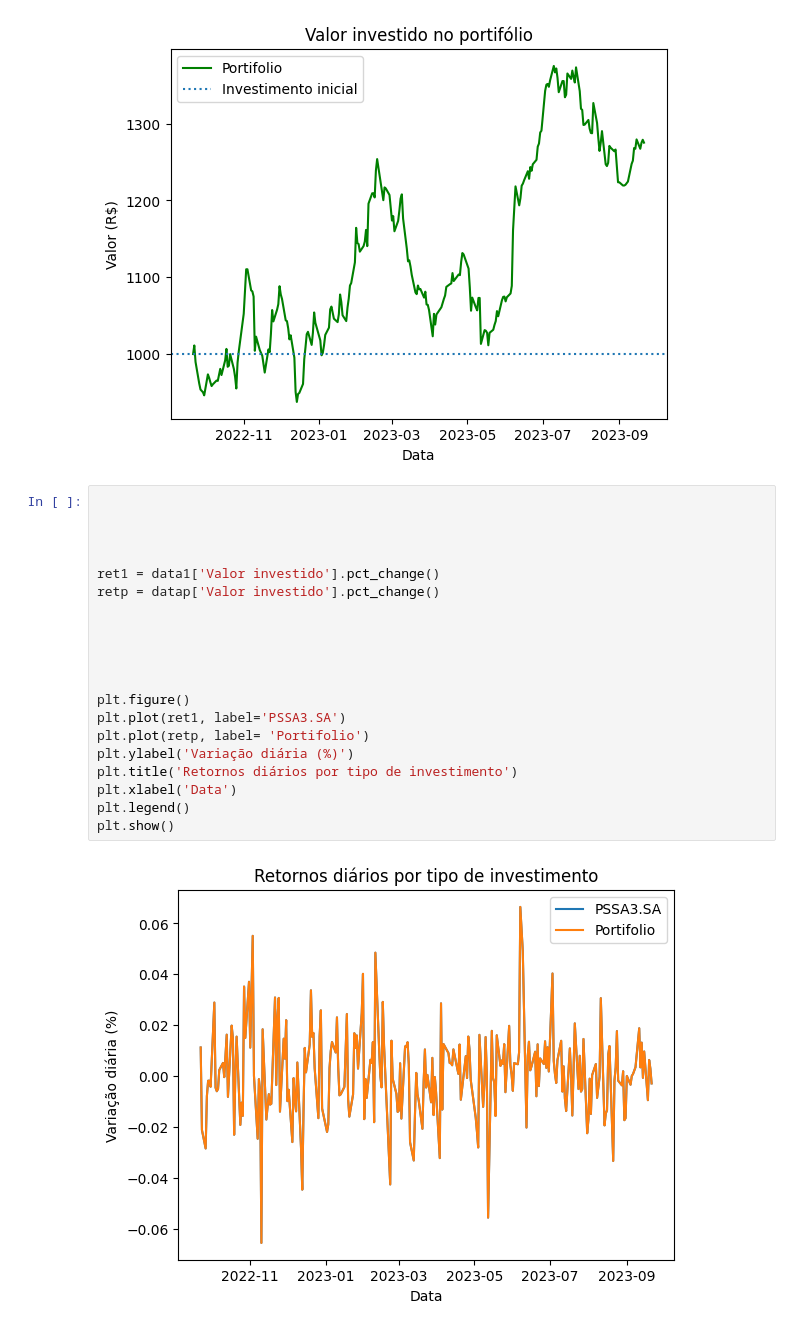
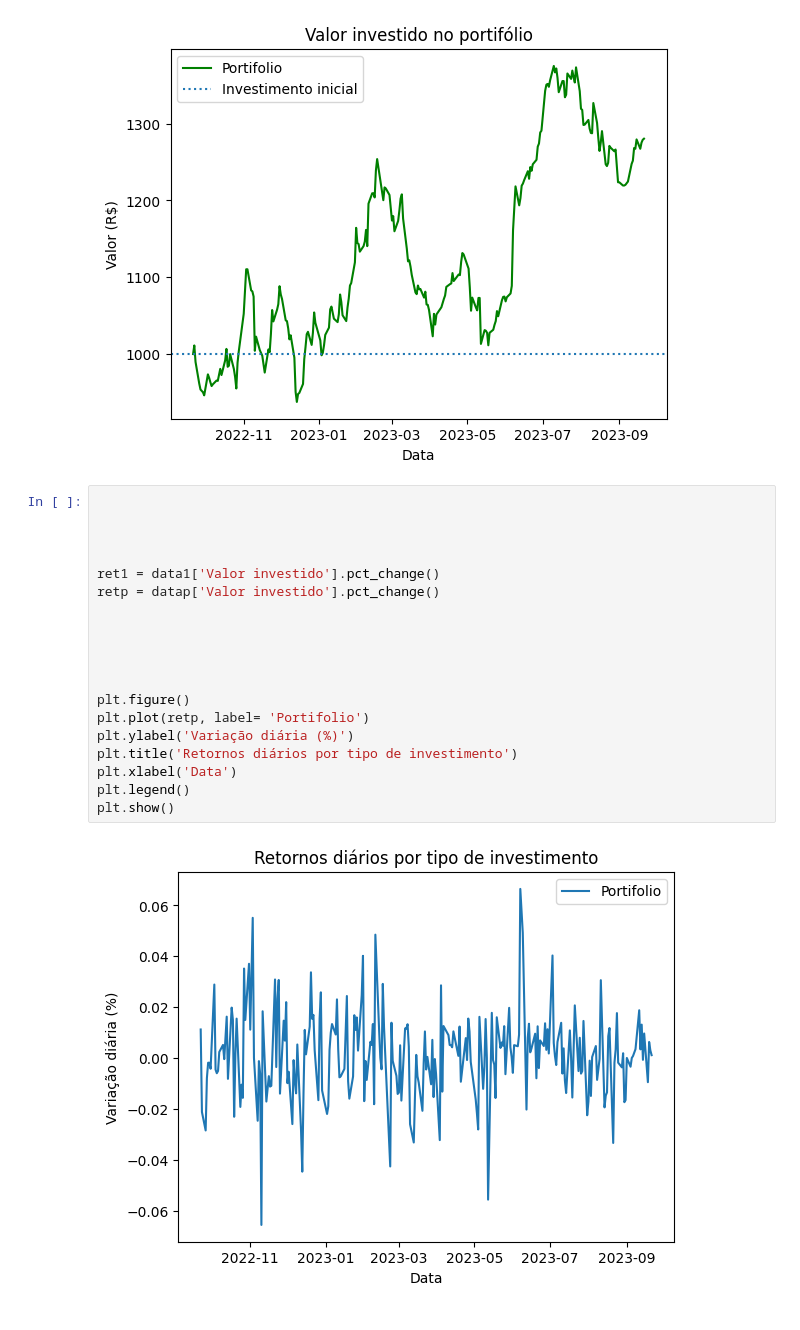
Before and after one commit to laupontiroli/APS3_dados, a Jupyter notebook: codigo.ipynb, the cells around one changed output. Saved outputs shown, nothing was run; the diff lists cells and outputs as text.

```diff
--- a/codigo.ipynb
+++ b/codigo.ipynb
@@ -79,25 +83,24 @@ plt.show()
 # %%
 
 
 
 
 ret1 = data1['Valor investido'].pct_change()
 retp = datap['Valor investido'].pct_change()
 
 
 
 
 
 plt.figure()
-plt.plot(ret1, label='PSSA3.SA')
 plt.plot(retp, label= 'Portifolio')
 plt.ylabel('Variação diária (%)')
 plt.title('Retornos diários por tipo de investimento')
 plt.xlabel('Data')
 plt.legend()
 plt.show()
 # %% [output]
-[figure, old version]
+[figure, new version]
 # %%
 # Retornos totais ao longo de todo o período
 ret_total1 = (data1.iloc[-1]['Valor investido']/data1.iloc[0]['Valor investido'] - 1)
```
Also changed, not shown: parts of 2 cells of this notebook, 1 other file.
